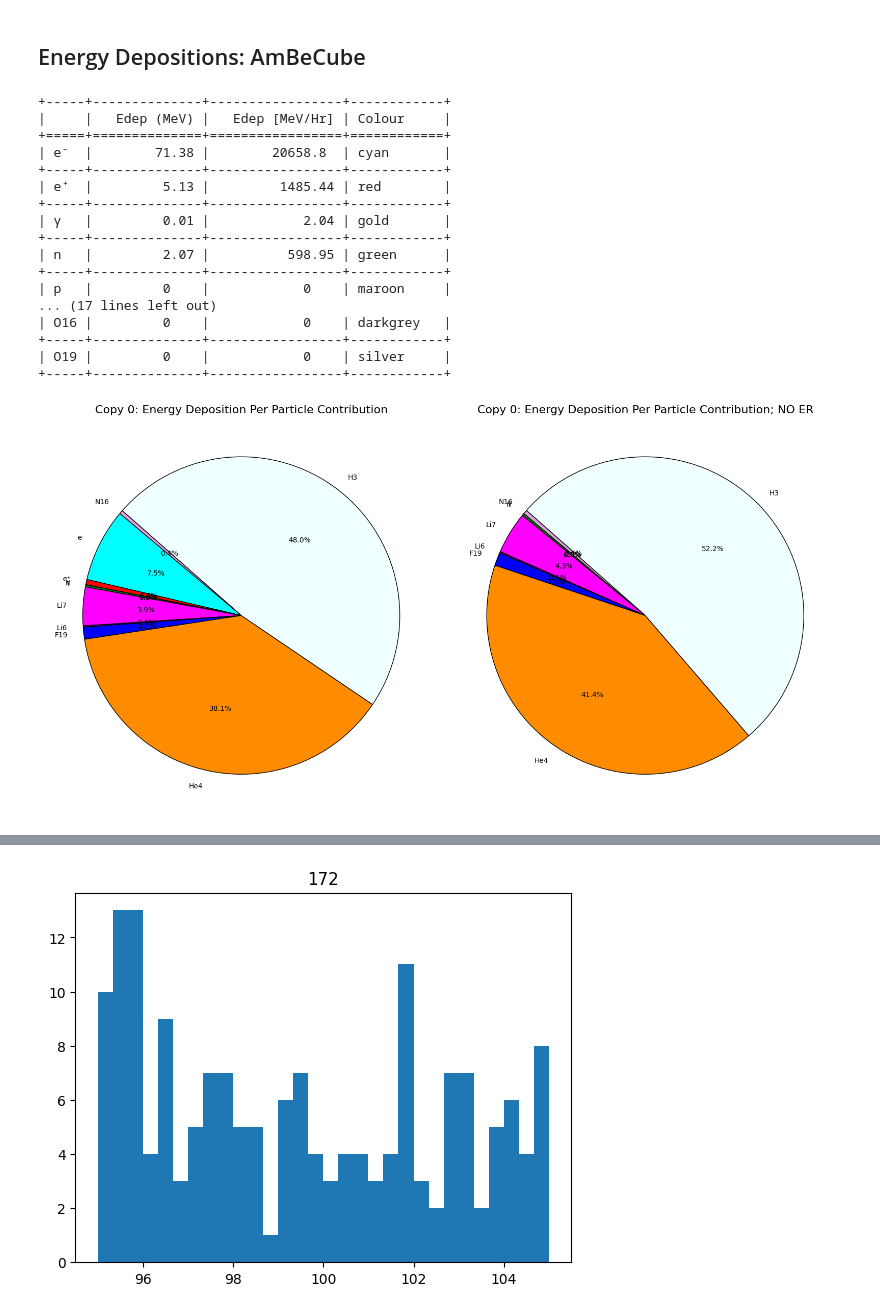
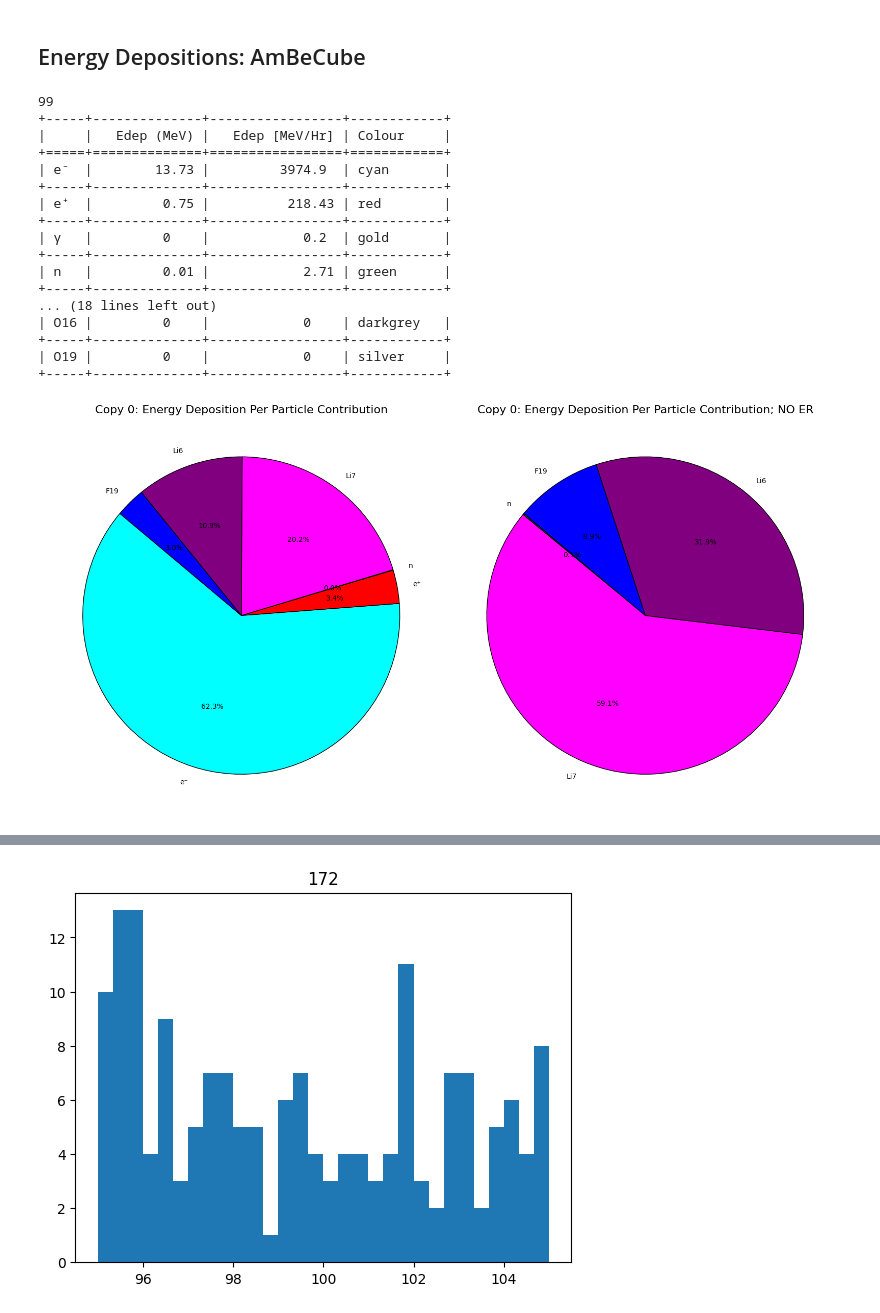
Before and after one commit to nhargy/Phoenix, a Jupyter notebook: Analysis/notebooks/overview.ipynb, the cells around one changed output, grey strips where cells are left out. Cells and saved outputs as stored; diff of their text form; code cells hidden in the pictures.

```diff
--- a/Analysis/notebooks/overview.ipynb
+++ b/Analysis/notebooks/overview.ipynb
@@ -15,7 +15,7 @@ def show_event(df, event_num, draw_cube_flag=True):
     print(tabulate(event_df.head(30), headers='keys', tablefmt='grid', showindex=False))
     G4Tools.visualise_event(event_df, draw_cube_flag=draw_cube_flag)
 
-DATA_PATH_AmBe = cfg.G4Sims_DIR / "G4P-AmBeCube" / "loc_data" / "PLY_plate_and_blocks" / "output0_nt_Hits.csv"
+DATA_PATH_AmBe = cfg.G4Sims_DIR / "G4P-AmBeCube" / "loc_data" / "no_PLY" / "output0_nt_Hits.csv"
 DATA_PATH_CoCs = cfg.G4Sims_DIR / "G4P-CoCsCube" / "loc_data" / "dump" / "run_0.csv"
 
 column_names = ["fEvent", "fEntry", "fPreProc", "fPostProc", "fTrackID",
@@ -62,7 +62,21 @@ simulated_time = simulated_events / activity  # seconds
 to_hours_scale = 3600 / simulated_time
 
 copy_num = 0
-df_AmBe_0 = df_AmBe[df_AmBe['Copy'] == copy_num]
+x_centre = 100
+y_centre = 0
+z_centre = 196.1
+#z_centre = 210
+
+l_fid = 5/2
+
+dx = (df_AmBe['fX1'] - x_centre).abs() < l_fid
+dy = (df_AmBe['fY1'] - y_centre).abs() < l_fid
+dz = (df_AmBe['fZ1'] - z_centre).abs() < l_fid
+
+df_AmBe_0 = df_AmBe[(df_AmBe['Copy'] == copy_num) & dx & dy & dz]
+
+
+print(len(df_AmBe_0))
 
 rows = []
 for key, particle in PDGParticle_dict.items():
@@ -77,38 +91,38 @@ plt.rcParams.update({
     "legend.title_fontsize": 16
 })
 
 fig, (ax1, ax2) = plt.subplots(nrows=1, ncols=2, figsize=(16,16))
 
 pie_labels = [row[0] for row in rows if row[1] > 0]
 pie_sizes  = [row[1] for row in rows if row[1] > 0]
 pie_colors = [row[3] for row in rows if row[1] > 0]
 
 ax1.pie(pie_sizes, labels=pie_labels, colors=pie_colors, autopct='%1.1f%%',
         startangle=140, wedgeprops=dict(edgecolor='black'))
 ax1.set_title(f"Copy {copy_num}: Energy Deposition Per Particle Contribution", fontsize=16)
 
 ax2.pie(pie_sizes[2:], labels=pie_labels[2:], colors=pie_colors[2:], autopct='%1.1f%%',
         startangle=140, wedgeprops=dict(edgecolor='black'))
 ax2.set_title(f"Copy {copy_num}: Energy Deposition Per Particle Contribution; NO ER", fontsize=16)
 
 plt.tight_layout();
 # %% [output]
+99
 +-----+--------------+-----------------+------------+
 |     |   Edep (MeV) |   Edep [MeV/Hr] | Colour     |
 +=====+==============+=================+============+
-| e⁻  |        71.38 |        20658.8  | cyan       |
+| e⁻  |        13.73 |         3974.9  | cyan       |
 +-----+--------------+-----------------+------------+
-| e⁺  |         5.13 |         1485.44 | red        |
+| e⁺  |         0.75 |          218.43 | red        |
 +-----+--------------+-----------------+------------+
-| γ   |         0.01 |            2.04 | gold       |
+| γ   |         0    |            0.2  | gold       |
 +-----+--------------+-----------------+------------+
-| n   |         2.07 |          598.95 | green      |
+| n   |         0.01 |            2.71 | green      |
 +-----+--------------+-----------------+------------+
-| p   |         0    |            0    | maroon     |
-... (17 lines left out)
+... (18 lines left out)
 | O16 |         0    |            0    | darkgrey   |
 +-----+--------------+-----------------+------------+
 | O19 |         0    |            0    | silver     |
 +-----+--------------+-----------------+------------+
-[figure, old version]
+[figure, new version]
 # %%
```
Also changed, not shown: parts of 7 cells of this notebook, 11 other files.
